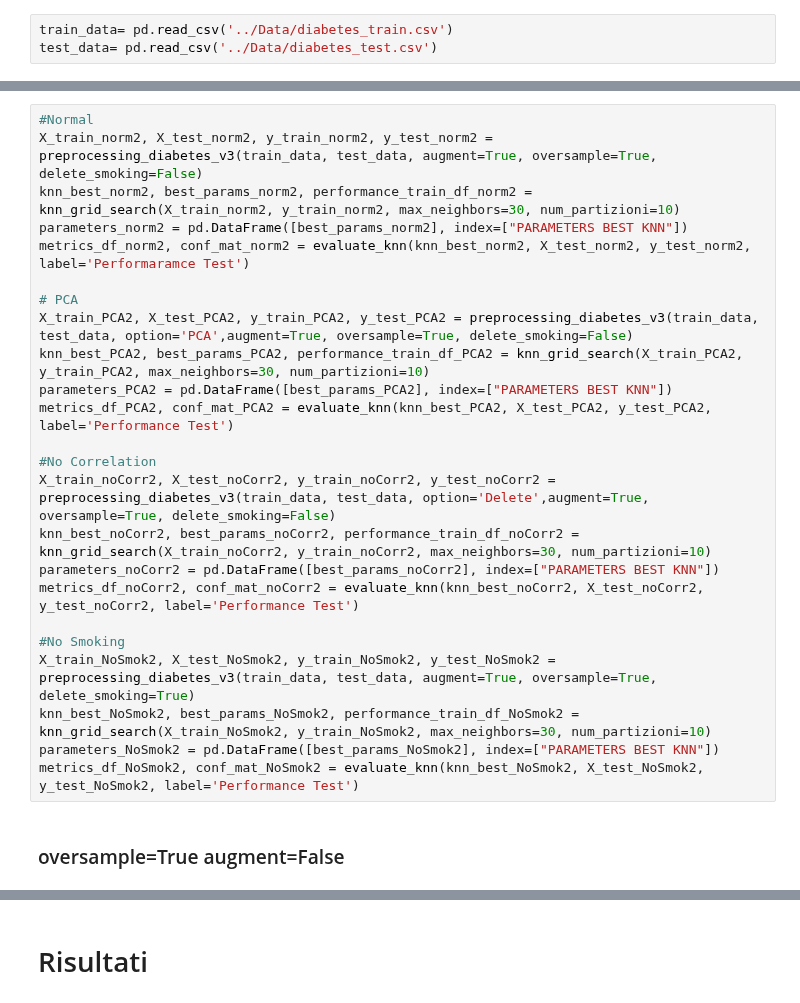
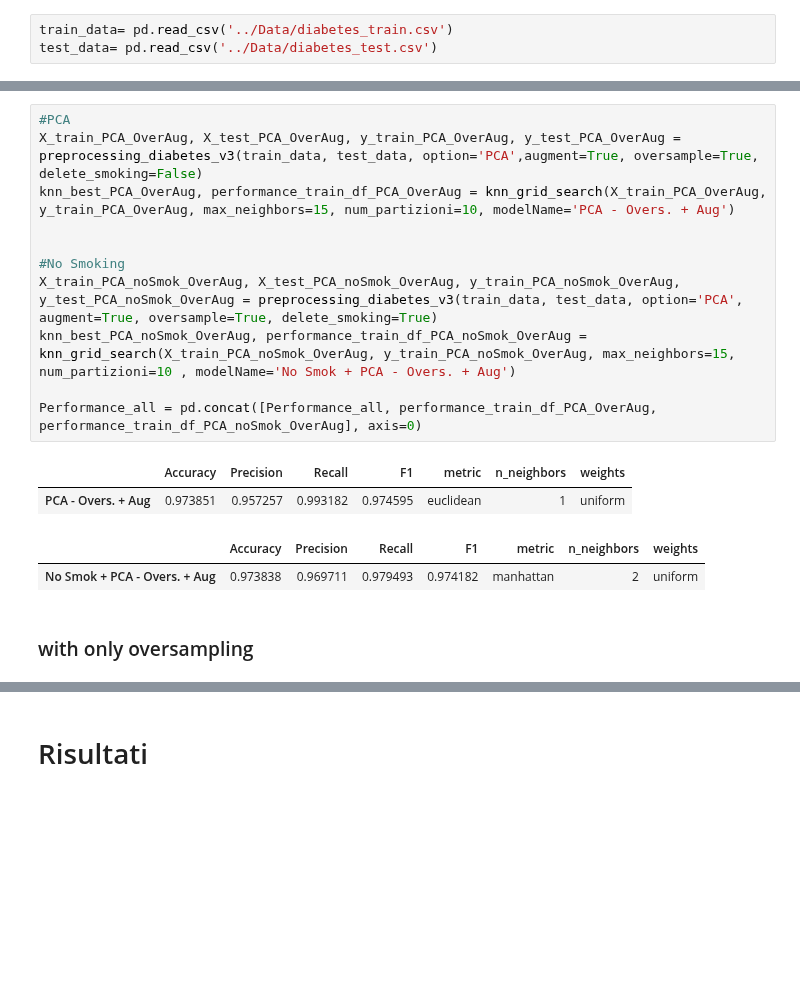
Before and after one commit to MaddalenaGhiotti/BusinessIntelligenceProject, a Jupyter notebook: Martina/KNN.ipynb, the cells around one changed output, grey strips where cells are left out. Saved outputs shown, nothing was run; the diff lists cells and outputs as text; blank space fills up the shorter version.

```diff
--- a/Martina/KNN.ipynb
+++ b/Martina/KNN.ipynb
@@ -144,28 +153,20 @@ metrics_df_NoSmok, conf_mat_NoSmok = evaluate_knn(knn_best_NoSmok, X_test_NoSmok
 # %%
-#Normal
-X_train_norm2, X_test_norm2, y_train_norm2, y_test_norm2 = preprocessing_diabetes_v3(train_data, test_data, augment=True, oversample=True, delete_smoking=False)
-knn_best_norm2, best_params_norm2, performance_train_df_norm2 = knn_grid_search(X_train_norm2, y_train_norm2, max_neighbors=30, num_partizioni=10)
-parameters_norm2 = pd.DataFrame([best_params_norm2], index=["PARAMETERS BEST KNN"])
-metrics_df_norm2, conf_mat_norm2 = evaluate_knn(knn_best_norm2, X_test_norm2, y_test_norm2, label='Performaramce Test')
+#PCA
+X_train_PCA_OverAug, X_test_PCA_OverAug, y_train_PCA_OverAug, y_test_PCA_OverAug = preprocessing_diabetes_v3(train_data, test_data, option='PCA',augment=True, oversample=True, delete_smoking=False)
+knn_best_PCA_OverAug, performance_train_df_PCA_OverAug = knn_grid_search(X_train_PCA_OverAug, y_train_PCA_OverAug, max_neighbors=15, num_partizioni=10, modelName='PCA - Overs. + Aug')
 
-# PCA
-X_train_PCA2, X_test_PCA2, y_train_PCA2, y_test_PCA2 = preprocessing_diabetes_v3(train_data, test_data, option='PCA',augment=True, oversample=True, delete_smoking=False)
-knn_best_PCA2, best_params_PCA2, performance_train_df_PCA2 = knn_grid_search(X_train_PCA2, y_train_PCA2, max_neighbors=30, num_partizioni=10)
-parameters_PCA2 = pd.DataFrame([best_params_PCA2], index=["PARAMETERS BEST KNN"])
-metrics_df_PCA2, conf_mat_PCA2 = evaluate_knn(knn_best_PCA2, X_test_PCA2, y_test_PCA2, label='Performance Test')
-
-#No Correlation
-X_train_noCorr2, X_test_noCorr2, y_train_noCorr2, y_test_noCorr2 = preprocessing_diabetes_v3(train_data, test_data, option='Delete',augment=True, oversample=True, delete_smoking=False)
-knn_best_noCorr2, best_params_noCorr2, performance_train_df_noCorr2 = knn_grid_search(X_train_noCorr2, y_train_noCorr2, max_neighbors=30, num_partizioni=10)
-parameters_noCorr2 = pd.DataFrame([best_params_noCorr2], index=["PARAMETERS BEST KNN"])
-metrics_df_noCorr2, conf_mat_noCorr2 = evaluate_knn(knn_best_noCorr2, X_test_noCorr2, y_test_noCorr2, label='Performance Test')
 
 #No Smoking
-X_train_NoSmok2, X_test_NoSmok2, y_train_NoSmok2, y_test_NoSmok2 = preprocessing_diabetes_v3(train_data, test_data, augment=True, oversample=True, delete_smoking=True)
-knn_best_NoSmok2, best_params_NoSmok2, performance_train_df_NoSmok2 = knn_grid_search(X_train_NoSmok2, y_train_NoSmok2, max_neighbors=30, num_partizioni=10)
-parameters_NoSmok2 = pd.DataFrame([best_params_NoSmok2], index=["PARAMETERS BEST KNN"])
-metrics_df_NoSmok2, conf_mat_NoSmok2 = evaluate_knn(knn_best_NoSmok2, X_test_NoSmok2, y_test_NoSmok2, label='Performance Test')
+X_train_PCA_noSmok_OverAug, X_test_PCA_noSmok_OverAug, y_train_PCA_noSmok_OverAug, y_test_PCA_noSmok_OverAug = preprocessing_diabetes_v3(train_data, test_data, option='PCA', augment=True, oversample=True, delete_smoking=True)
+knn_best_PCA_noSmok_OverAug, performance_train_df_PCA_noSmok_OverAug = knn_grid_search(X_train_PCA_noSmok_OverAug, y_train_PCA_noSmok_OverAug, max_neighbors=15, num_partizioni=10 , modelName='No Smok + PCA - Overs. + Aug')
+
+Performance_all = pd.concat([Performance_all, performance_train_df_PCA_OverAug, performance_train_df_PCA_noSmok_OverAug], axis=0)
+# %% [output]
+|  | Accuracy | Precision | Recall | F1 | metric | n_neighbors | weights |
+| PCA - Overs. + Aug | 0.973851 | 0.957257 | 0.993182 | 0.974595 | euclidean | 1 | uniform |
+|  | Accuracy | Precision | Recall | F1 | metric | n_neighbors | weights |
+| No Smok + PCA - Overs. + Aug | 0.973838 | 0.969711 | 0.979493 | 0.974182 | manhattan | 2 | uniform |
 # %% [markdown]
-### oversample=True augment=False
+### with only oversampling
 # %%
 #Normal
```
Also changed, not shown: parts of 11 cells of this notebook, 1 other file.
